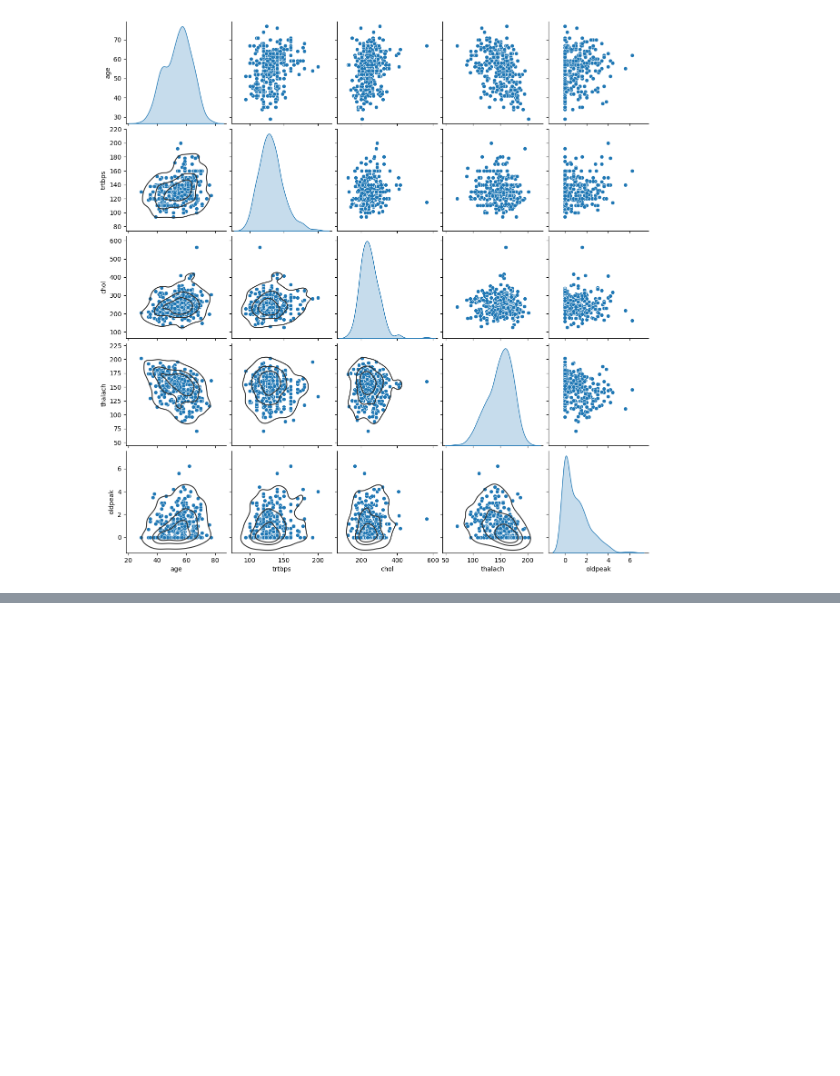
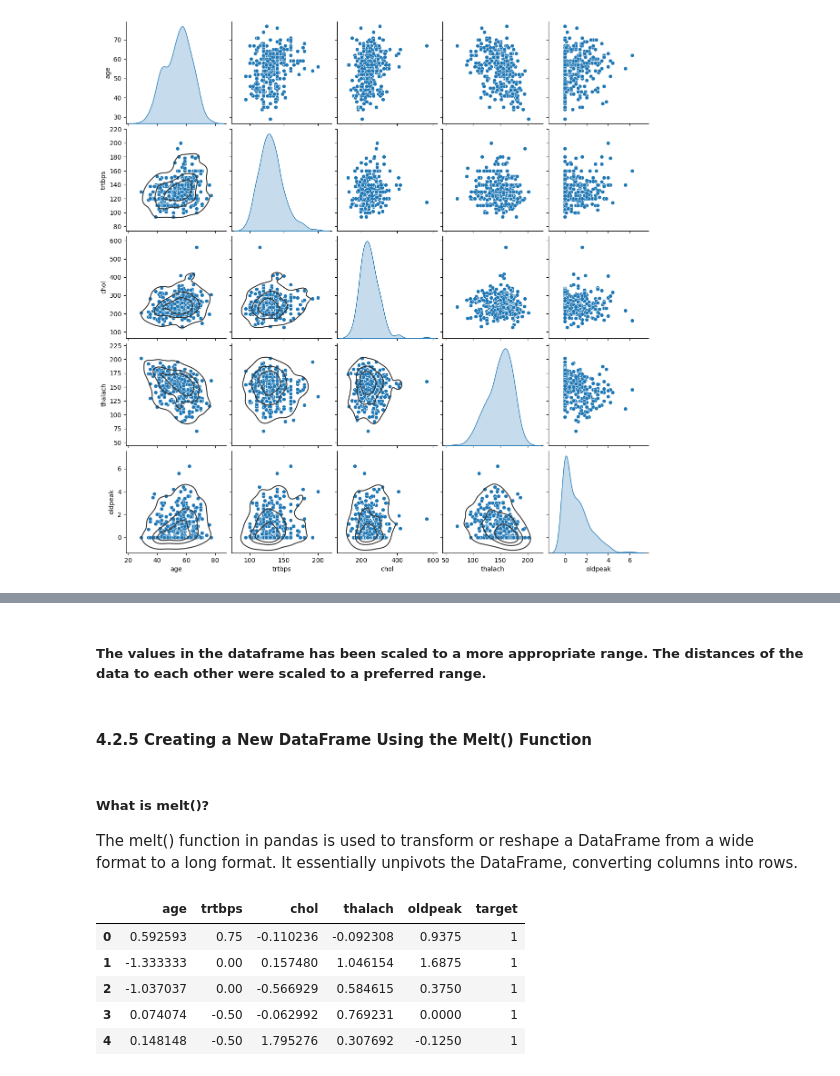
Before and after one commit to Benishkhaled/Benishkhaled, a Jupyter notebook: hearth-attack-analysis-and-prediction-update.ipynb, the cells around one changed output, grey strips where cells are left out. Cells and saved outputs as stored; diff of their text form; code cells hidden in the pictures; blank space fills up the shorter version.

```diff
--- a/hearth-attack-analysis-and-prediction-update.ipynb
+++ b/hearth-attack-analysis-and-prediction-update.ipynb
@@ -725,0 +736,2 @@ plt.show()
+# %%
+robust_scaler = RobustScaler()
@@ -725,0 +756,7 @@ plt.show()
+# %% [markdown]
+##### The values in the dataframe has been scaled to a more appropriate range. The distances of the data to each other were scaled to a preferred range.
+# %% [markdown]
+#### 4.2.5 Creating a New DataFrame Using the Melt() Function <a id = 29></a>
+# %% [markdown]
+##### What is melt()?
+The melt() function in pandas is used to transform or reshape a DataFrame from a wide format to a long format. It essentially unpivots the DataFrame, converting columns into rows.
@@ -725,0 +766,9 @@ plt.show()
+# %%
+df_new.head()
+# %% [output]
+|  | age | trtbps | chol | thalach | oldpeak | target |
+| 0 | 0.592593 | 0.75 | -0.110236 | -0.092308 | 0.9375 | 1 |
+| 1 | -1.333333 | 0.00 | 0.157480 | 1.046154 | 1.6875 | 1 |
+| 2 | -1.037037 | 0.00 | -0.566929 | 0.584615 | 0.3750 | 1 |
+| 3 | 0.074074 | -0.50 | -0.062992 | 0.769231 | 0.0000 | 1 |
+| 4 | 0.148148 | -0.50 | 1.795276 | 0.307692 | -0.1250 | 1 |
```
Also changed, not shown: parts of 16 cells of this notebook.
